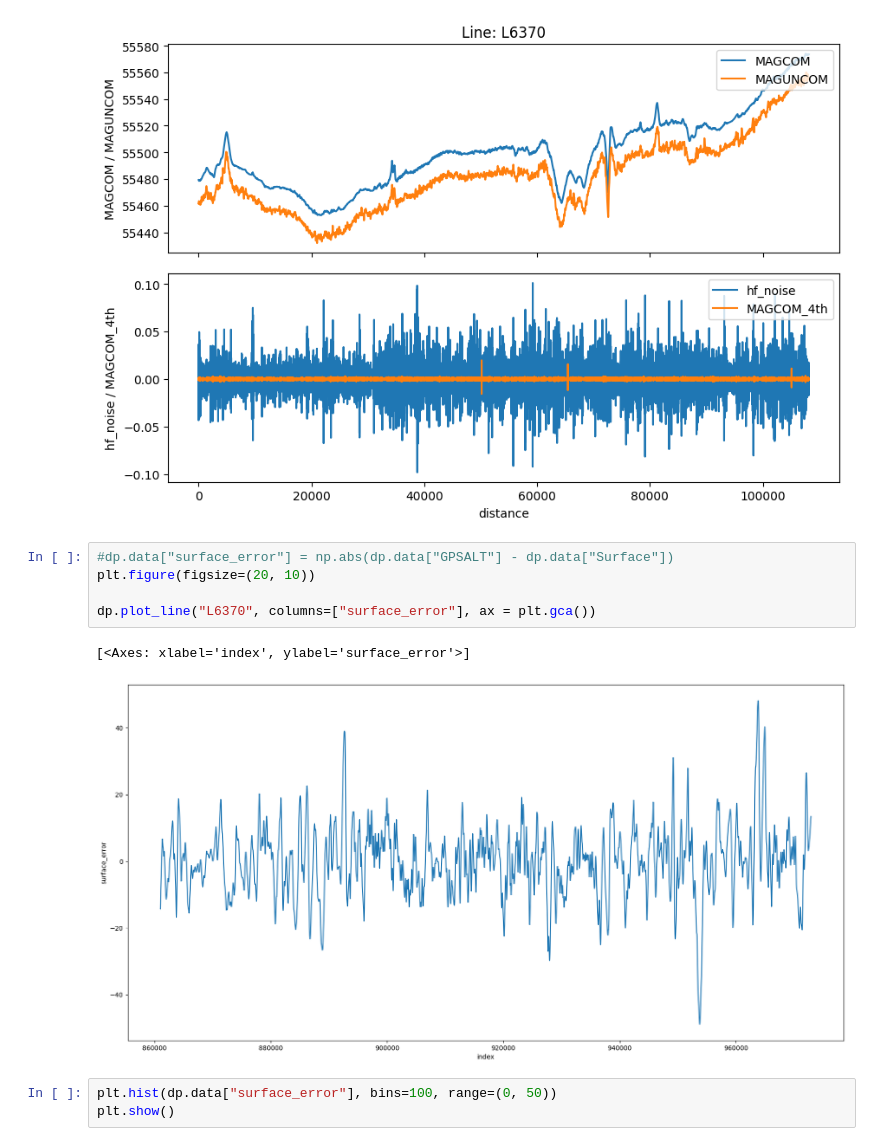
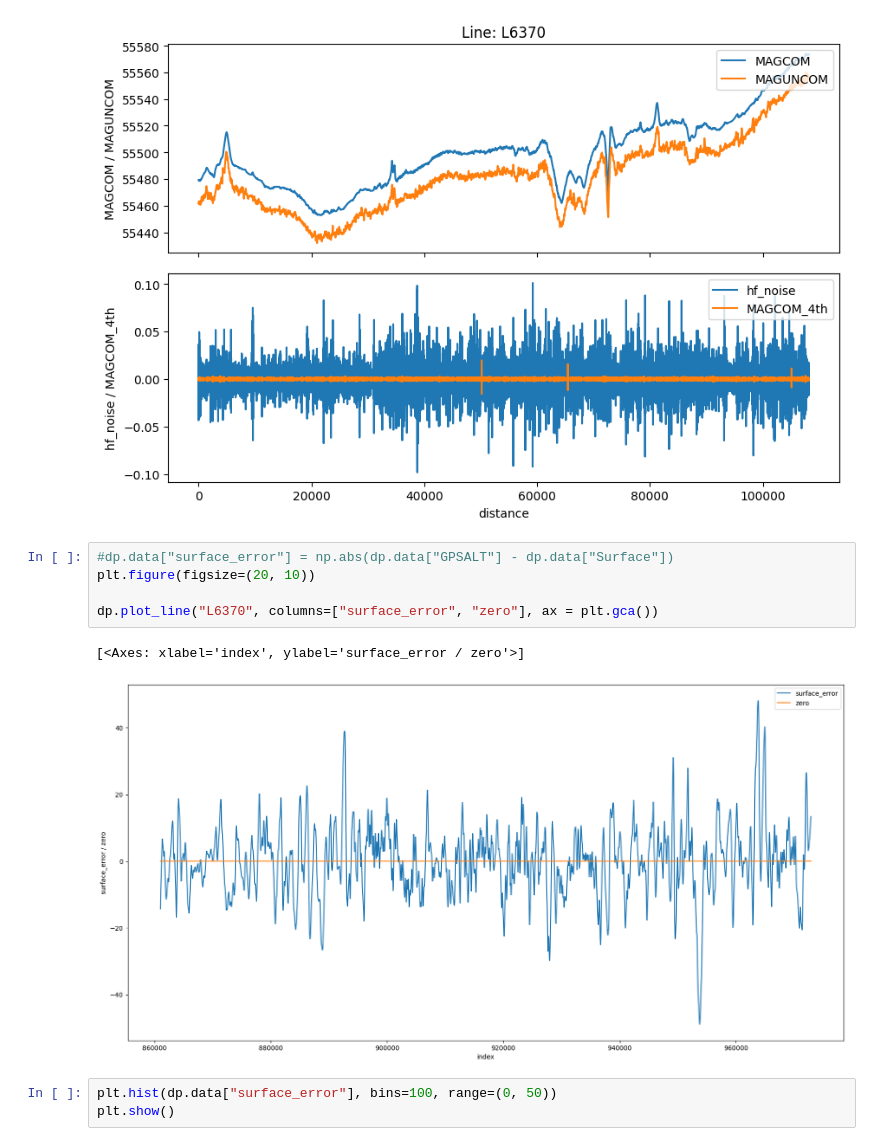
Before and after one commit to eipetersen-alaska-geophysics/OM_DGGS_python_extensions, a Jupyter notebook: Example.ipynb, the cells around one changed output. Drawn from its saved outputs; the diff is of its cells as text.

Commit message:
plot_drape_qc2

```diff
--- a/Example.ipynb
+++ b/Example.ipynb
@@ -139,11 +147,11 @@ dp.plot_lines(
 # %%
 #dp.data["surface_error"] = np.abs(dp.data["GPSALT"] - dp.data["Surface"])
 plt.figure(figsize=(20, 10))
 
-dp.plot_line("L6370", columns=["surface_error"], ax = plt.gca())
+dp.plot_line("L6370", columns=["surface_error", "zero"], ax = plt.gca())
 # %% [output]
-[<Axes: xlabel='index', ylabel='surface_error'>]
+[<Axes: xlabel='index', ylabel='surface_error / zero'>]
-[figure, old version]
+[figure, new version]
 # %%
 plt.hist(dp.data["surface_error"], bins=100, range=(0, 50))
 plt.show()
```
Also changed, not shown: parts of 1 cell of this notebook, 1 other file.
